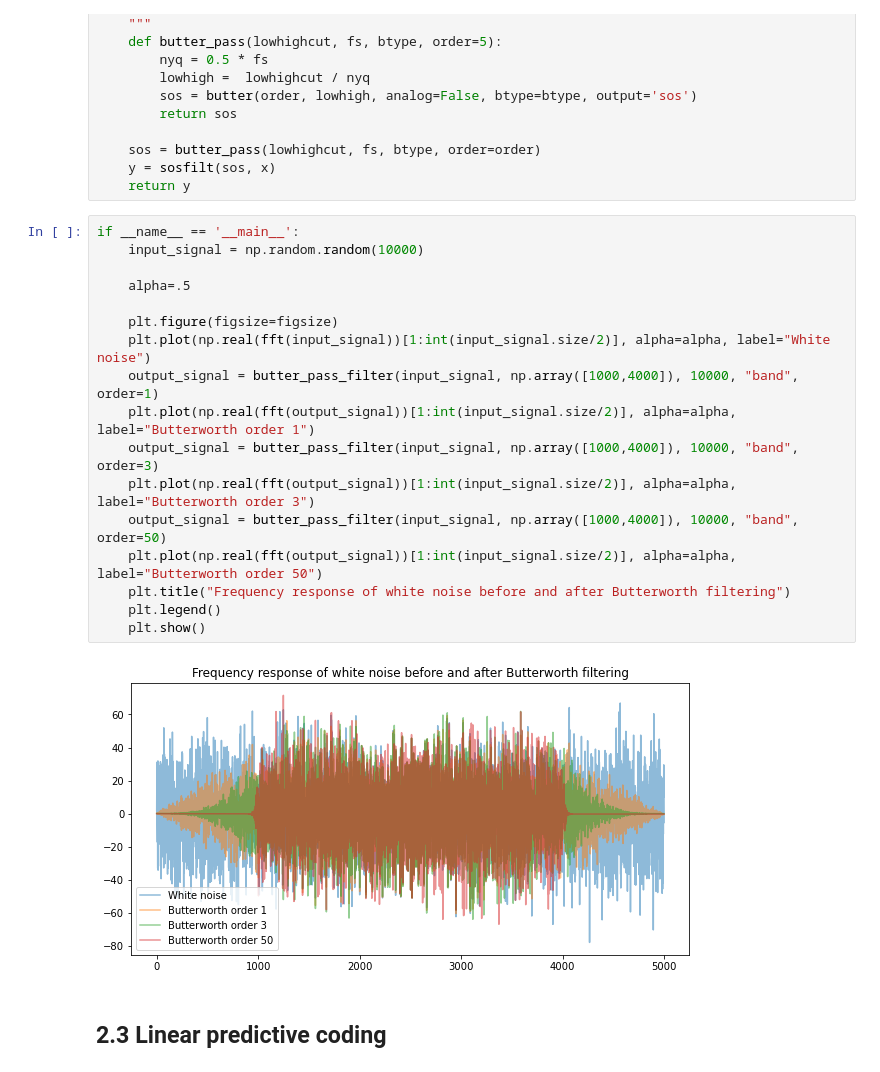
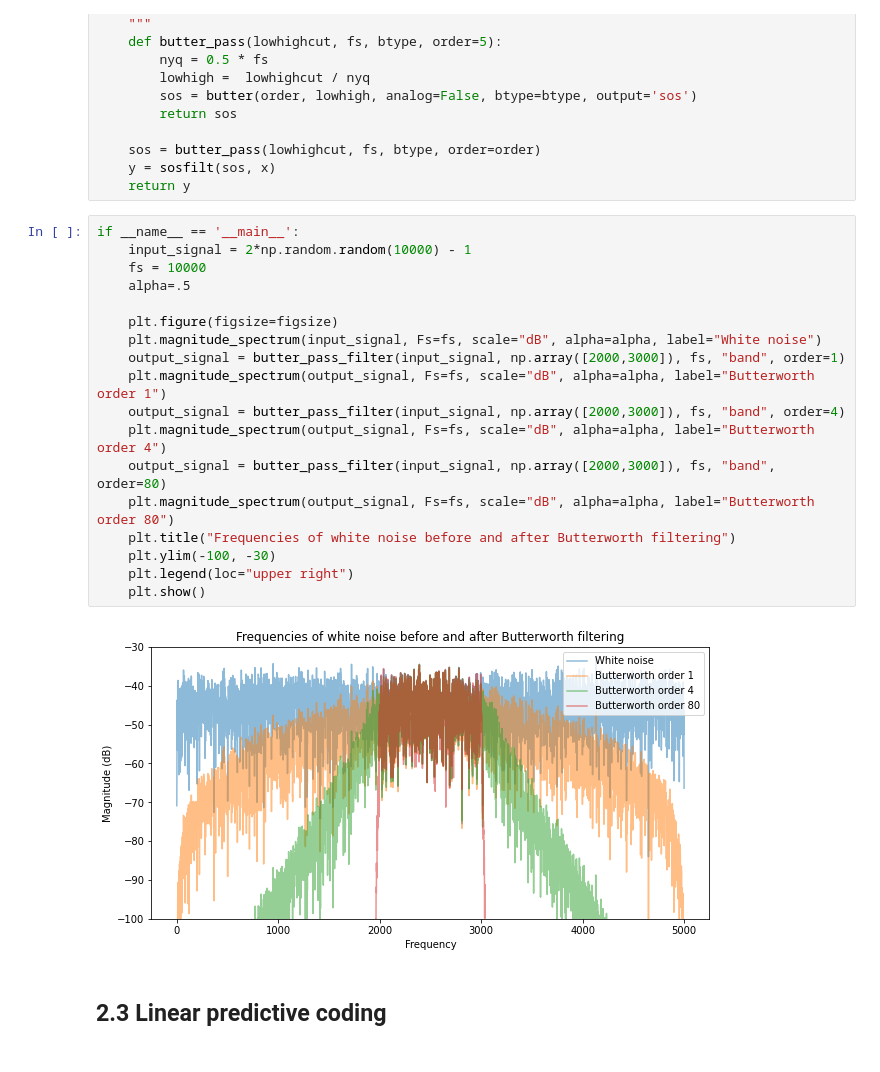
Before and after one commit to lucieperrotta/computersandmusic, a Jupyter notebook: Helpers.ipynb, the cells around one changed output. Saved outputs shown, nothing was run; the diff lists cells and outputs as text.

```diff
--- a/Helpers.ipynb
+++ b/Helpers.ipynb
@@ -195,23 +194,24 @@ def butter_pass_filter(x, lowhighcut, fs, btype, order=5):
     return y
 # %%
 if __name__ == '__main__':
-    input_signal = np.random.random(10000)
-
+    input_signal = 2*np.random.random(10000) - 1
+    fs = 10000
     alpha=.5
 
     plt.figure(figsize=figsize)
-    plt.plot(np.real(fft(input_signal))[1:int(input_signal.size/2)], alpha=alpha, label="White noise")
-    output_signal = butter_pass_filter(input_signal, np.array([1000,4000]), 10000, "band", order=1)
-    plt.plot(np.real(fft(output_signal))[1:int(input_signal.size/2)], alpha=alpha, label="Butterworth order 1")
-    output_signal = butter_pass_filter(input_signal, np.array([1000,4000]), 10000, "band", order=3)
-    plt.plot(np.real(fft(output_signal))[1:int(input_signal.size/2)], alpha=alpha, label="Butterworth order 3")
-    output_signal = butter_pass_filter(input_signal, np.array([1000,4000]), 10000, "band", order=50)
-    plt.plot(np.real(fft(output_signal))[1:int(input_signal.size/2)], alpha=alpha, label="Butterworth order 50")
-    plt.title("Frequency response of white noise before and after Butterworth filtering")
-    plt.legend()
+    plt.magnitude_spectrum(input_signal, Fs=fs, scale="dB", alpha=alpha, label="White noise")
+    output_signal = butter_pass_filter(input_signal, np.array([2000,3000]), fs, "band", order=1)
+    plt.magnitude_spectrum(output_signal, Fs=fs, scale="dB", alpha=alpha, label="Butterworth order 1")
+    output_signal = butter_pass_filter(input_signal, np.array([2000,3000]), fs, "band", order=4)
+    plt.magnitude_spectrum(output_signal, Fs=fs, scale="dB", alpha=alpha, label="Butterworth order 4")
+    output_signal = butter_pass_filter(input_signal, np.array([2000,3000]), fs, "band", order=80)
+    plt.magnitude_spectrum(output_signal, Fs=fs, scale="dB", alpha=alpha, label="Butterworth order 80")
+    plt.title("Frequencies of white noise before and after Butterworth filtering")
+    plt.ylim(-100, -30)
+    plt.legend(loc="upper right")
     plt.show()
 # %% [output]
-[figure, old version]
+[figure, new version]
 # %% [markdown]
 ## 2.3 Linear predictive coding
 # %% [markdown]
```
Also changed, not shown: parts of 4 cells of this notebook, 9 other files.
